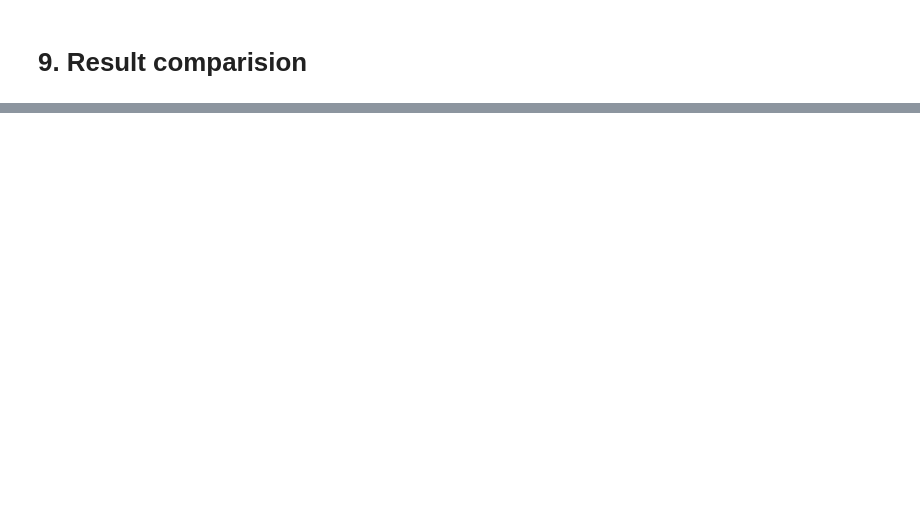
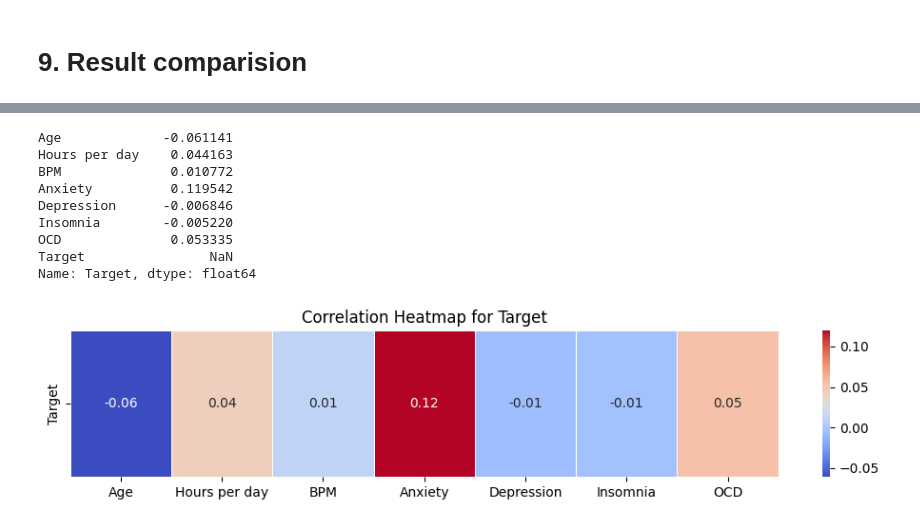
Before and after one commit to soham-b-github/Rhythms-of-the-Mind, a Jupyter notebook: notebook-bbmlp-term-project.ipynb, the cells around one changed output, grey strips where cells are left out. Cells and saved outputs as stored; diff of their text form; code cells hidden in the pictures; blank space fills up the shorter version.

```diff
--- a/notebook-bbmlp-term-project.ipynb
+++ b/notebook-bbmlp-term-project.ipynb
@@ -2147,0 +2164,36 @@ Accuracy scores of all individually run models
+# %%
+import seaborn as sns
+import matplotlib.pyplot as plt
+
+# Select numeric columns for correlation analysis
+numeric_features = ['Age', 'Hours per day', 'BPM', 'Anxiety', 'Depression', 'Insomnia', 'OCD', 'Target']
+
+# Calculate the correlation matrix
+corr_matrix = dataset1[numeric_features].corr()
+
+# Select a specific column (replace 'feature_name' with your chosen column)
+column_name = 'Target'  # Replace with the column name you want
+selected_column = corr_matrix[column_name]
+
+# Remove the correlation with itself (set it to NaN)
+selected_column[column_name] = float('nan')
+
+# Print the selected column without the self-correlation
+print(selected_column)
+
+# Plot the heatmap for the selected column
+plt.figure(figsize=(12, 2))  # Adjust the width of the plot
+sns.heatmap(selected_column.to_frame()[:-1].T, annot=True, cmap='coolwarm', fmt=".2f", linewidths=0.5)
+plt.title(f'Correlation Heatmap for {column_name}')
+plt.show()
+# %% [output]
+Age             -0.061141
+Hours per day    0.044163
+BPM              0.010772
+Anxiety          0.119542
+Depression      -0.006846
+Insomnia        -0.005220
+OCD              0.053335
+Target                NaN
+Name: Target, dtype: float64
+[figure, added]
```
Also changed, not shown: parts of 25 cells of this notebook.
